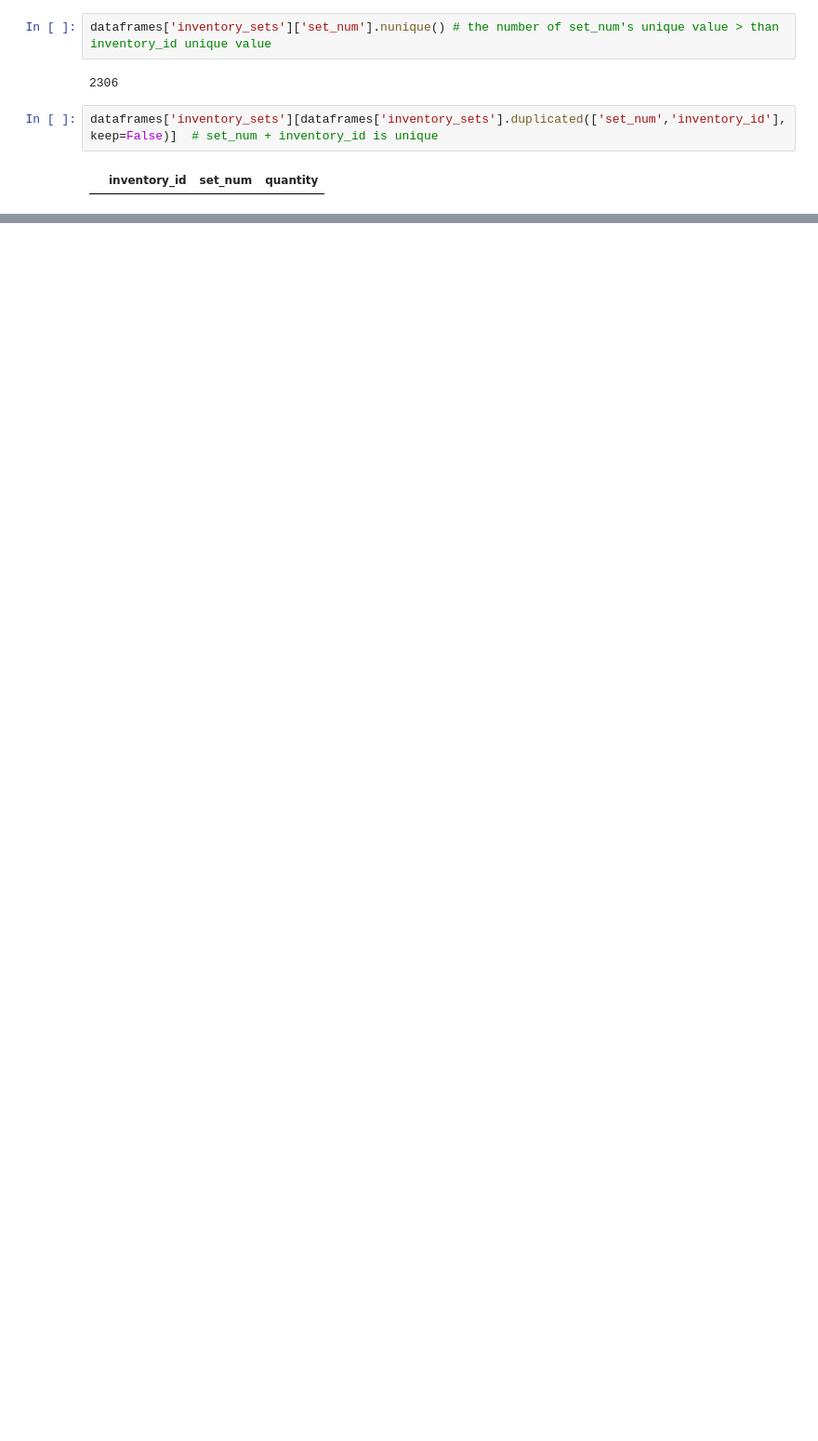
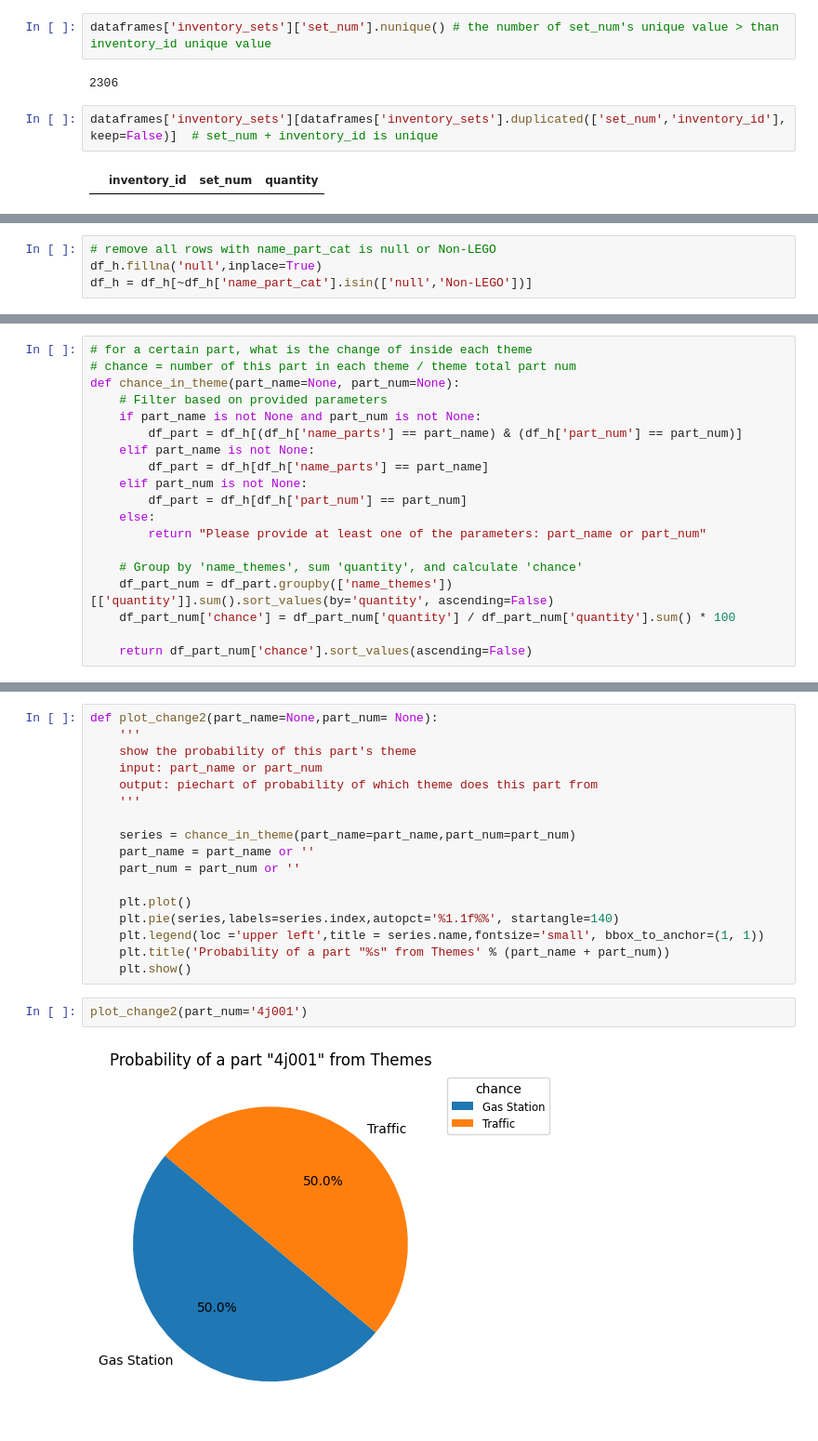
Before and after one commit to hahahassan/Lego_CPSC_project, a Jupyter notebook: notebook/lego_analysis.ipynb, the cells around one changed output, grey strips where cells are left out. Shown at 93% size. Drawn from its saved outputs; the diff is of its cells as text; blank space fills up the shorter version.

```diff
--- a/notebook/lego_analysis.ipynb
+++ b/notebook/lego_analysis.ipynb
@@ -148,0 +620,4 @@ Daisy: top5 MOST COMMOM and rare parts
+# %%
+# remove all rows with name_part_cat is null or Non-LEGO
+df_h.fillna('null',inplace=True)
+df_h = df_h[~df_h['name_part_cat'].isin(['null','Non-LEGO'])]
@@ -148,0 +657,19 @@ Daisy: top5 MOST COMMOM and rare parts
+# %%
+# for a certain part, what is the change of inside each theme
+# chance = number of this part in each theme / theme total part num
+def chance_in_theme(part_name=None, part_num=None):
+    # Filter based on provided parameters
+    if part_name is not None and part_num is not None:
+        df_part = df_h[(df_h['name_parts'] == part_name) & (df_h['part_num'] == part_num)]
+    elif part_name is not None:
+        df_part = df_h[df_h['name_parts'] == part_name]
+    elif part_num is not None:
+        df_part = df_h[df_h['part_num'] == part_num]
+    else:
+        return "Please provide at least one of the parameters: part_name or part_num"
+
+    # Group by 'name_themes', sum 'quantity', and calculate 'chance'
+    df_part_num = df_part.groupby(['name_themes'])[['quantity']].sum().sort_values(by='quantity', ascending=False)
+    df_part_num['chance'] = df_part_num['quantity'] / df_part_num['quantity'].sum() * 100
+
+    return df_part_num['chance'].sort_values(ascending=False)
@@ -148,0 +685,21 @@ Daisy: top5 MOST COMMOM and rare parts
+# %%
+def plot_change2(part_name=None,part_num= None):
+    '''
+    show the probability of this part's theme
+    input: part_name or part_num
+    output: piechart of probability of which theme does this part from
+    '''
+
+    series = chance_in_theme(part_name=part_name,part_num=part_num)
+    part_name = part_name or ''
+    part_num = part_num or ''
+
+    plt.plot()
+    plt.pie(series,labels=series.index,autopct='%1.1f%%', startangle=140)
+    plt.legend(loc ='upper left',title = series.name,fontsize='small', bbox_to_anchor=(1, 1))
+    plt.title('Probability of a part "%s" from Themes' % (part_name + part_num))
+    plt.show()
+# %%
+plot_change2(part_num='4j001')
+# %% [output]
+[figure, added]
```
Also changed, not shown: parts of 54 cells of this notebook.
